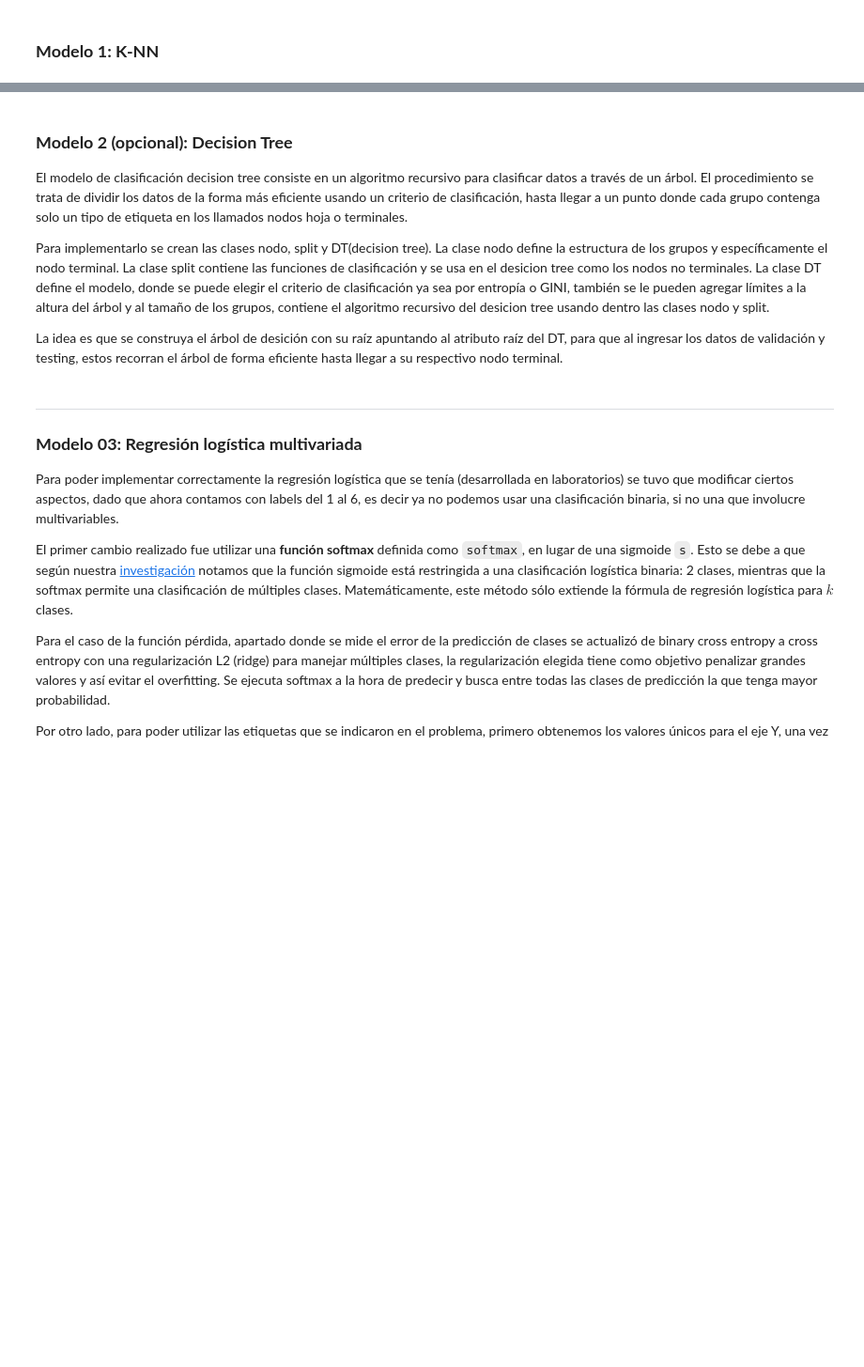
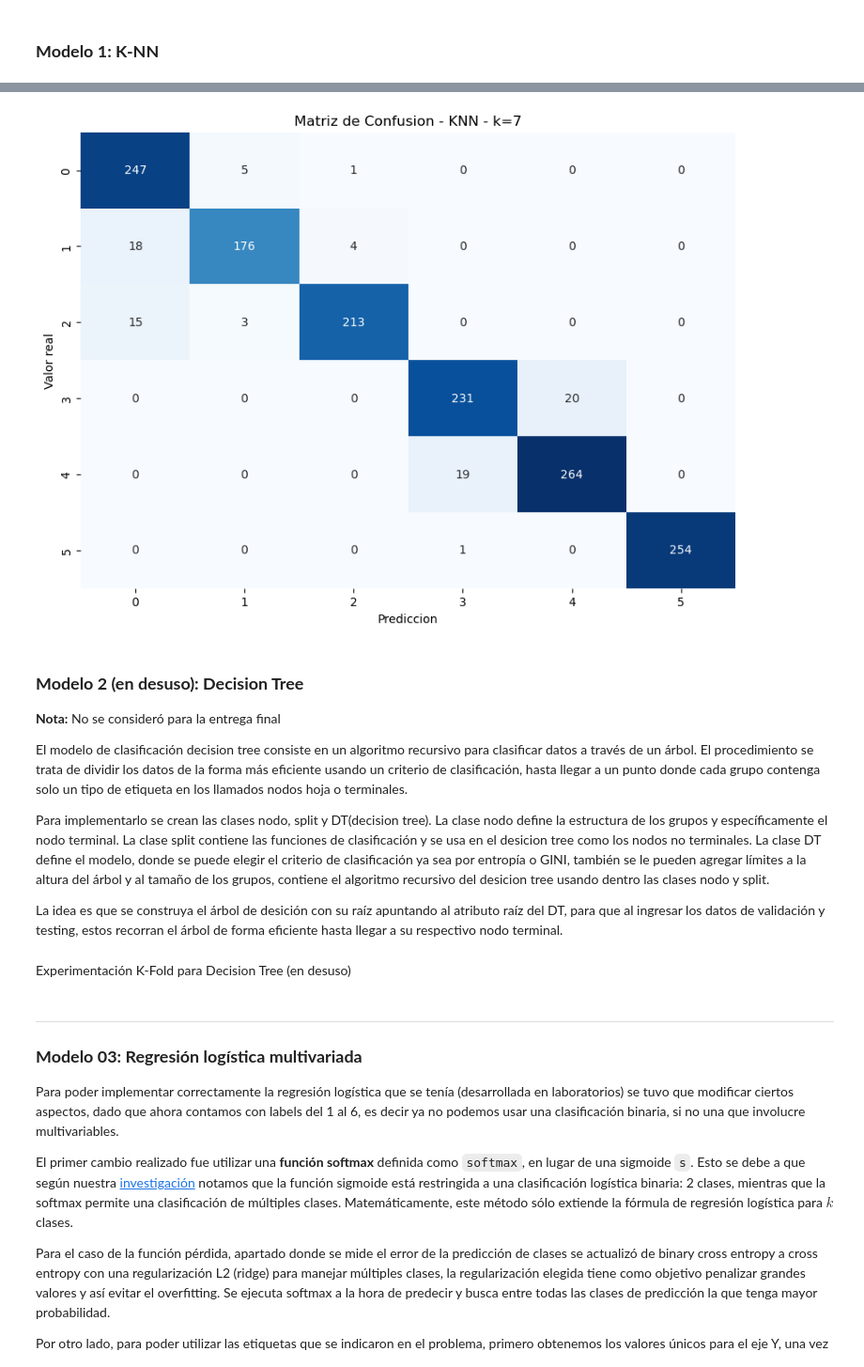
Before and after one commit to kaloslazo/SupervisedClassification, a Jupyter notebook: main.ipynb, the cells around one changed output, grey strips where cells are left out. Shown at 94% size. Saved outputs shown, nothing was run; the diff lists cells and outputs as text; code cells hidden in the pictures; blank space fills up the shorter version.

```diff
--- a/main.ipynb
+++ b/main.ipynb
@@ -220,10 +220,22 @@ No obstante se proceden a escalar los datos, tanto de entranemiento como de vali
 # %%
-X_train_split, X_val, Y_train_split, Y_val = train_test_split(X_train, Y_train, test_size = 0.3, random_state = 737)
+X_train = np.array(X_train)
+Y_train = np.array(Y_train)
+n = X_train.shape[0]
+n = int(n)
+# 10 pliegues
+f = int(n/10)
+folds_xtrain = []
+folds_ytrain = []
+for i in range(0,10):
+    folds_xtrain.append(X_train[i*f:(i+1)*f,:])
+    folds_ytrain.append(Y_train[i*f:(i+1)*f,:])
 scaler = StandardScaler()
-
-X_train_split = scaler.fit_transform(X_train_split)
-X_val = scaler.transform(X_val)
-X_test_scaled = scaler.transform(X_test)
+folds_xtrain = np.array(folds_xtrain)
+folds_ytrain = np.array(folds_ytrain)
+for i in range(0,10):
+    folds_xtrain[i] = scaler.fit_transform(folds_xtrain[i])
+X_train_scaled = scaler.transform(X_train)
+X_test_scaled = scaler.transform(X_test.to_numpy())
 # %% [markdown]
 ## Modelos de Clasificación
 # %% [markdown]
@@ -468,5 +511,21 @@ WALKING_DOWNSTAIRS       0.97      0.99      0.98       301
+# %%
+# Matriz de confusion con los mejores parametros segun experimentacion
+X_train_kdtree, X_val_kdtree, y_train_kdtree, y_val_kdtree = train_test_split(X_train_scaled, Y_train, test_size=0.2, random_state=64)
+
+# kdtree_best = KdTree(np.hstack((X_train_kdtree, y_train_kdtree.reshape(-1, 1))))
+# Y_pred_knn = kdtree_best.predict(X_val_kdtree, 7)
+plt.figure(figsize=(10, 7))
+sns.heatmap(confusion_matrix(y_val_kdtree, Y_pred_knn), cmap='Blues', annot=True, fmt='g', cbar=False)
+plt.xlabel('Prediccion')
+plt.ylabel('Valor real')
+plt.title('Matriz de Confusion - KNN - k=7')
+plt.show()
+# %% [output]
+[figure, added]
 # %% [markdown]
-### **Modelo 2 (opcional): Decision Tree**
+### **Modelo 2 (en desuso): Decision Tree**
+
+__Nota:__ No se consideró para la entrega final
 
 El modelo de clasificación decision tree consiste en un algoritmo recursivo para clasificar datos a través de un árbol. El procedimiento se trata de dividir los datos de la forma más eficiente usando un criterio de clasificación, hasta llegar a un punto donde cada grupo contenga solo un tipo de etiqueta en los llamados nodos hoja o terminales.
 
@@ -619,4 +678,6 @@ class DT:
     model = DT(X, Y) // DT(X, Y, max_depth=20, min_sample=5, method="e")
     y_pred = model.predict(x_test)
     '''
+# %% [markdown]
+Experimentación K-Fold para Decision Tree (en desuso)
 # %%
```
Also changed, not shown: parts of 17 cells of this notebook.
